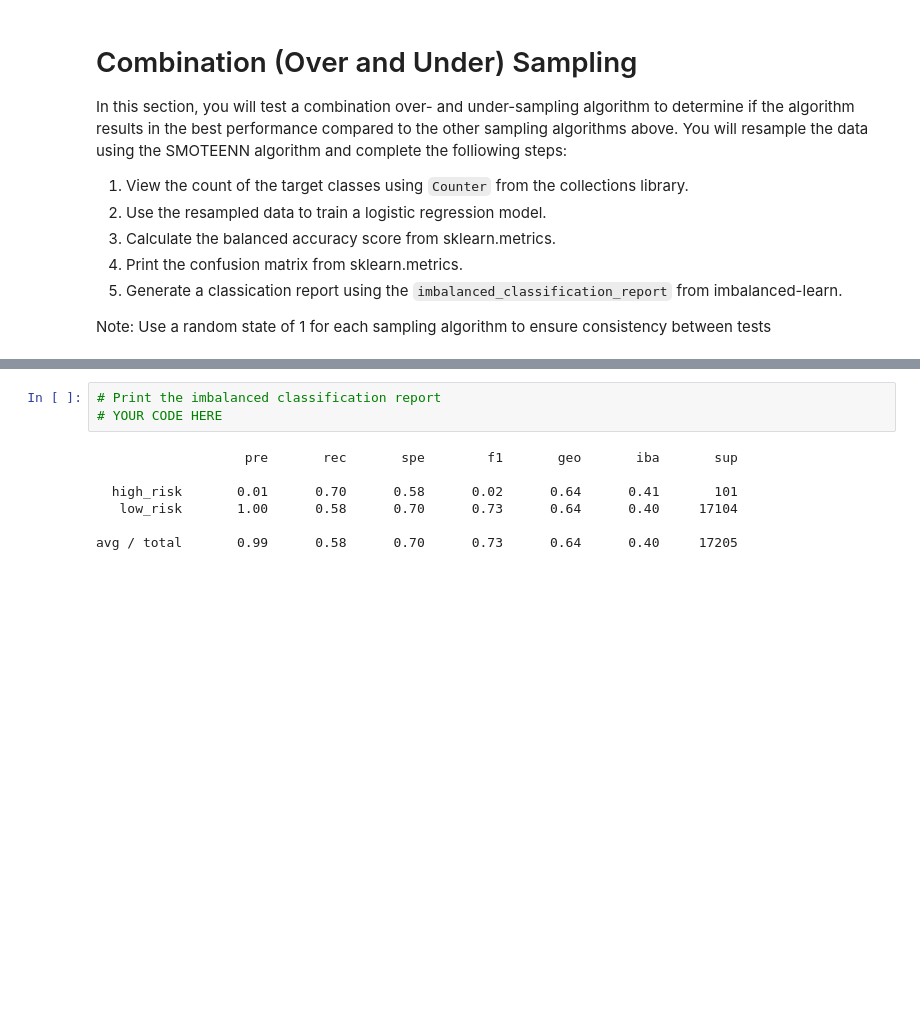
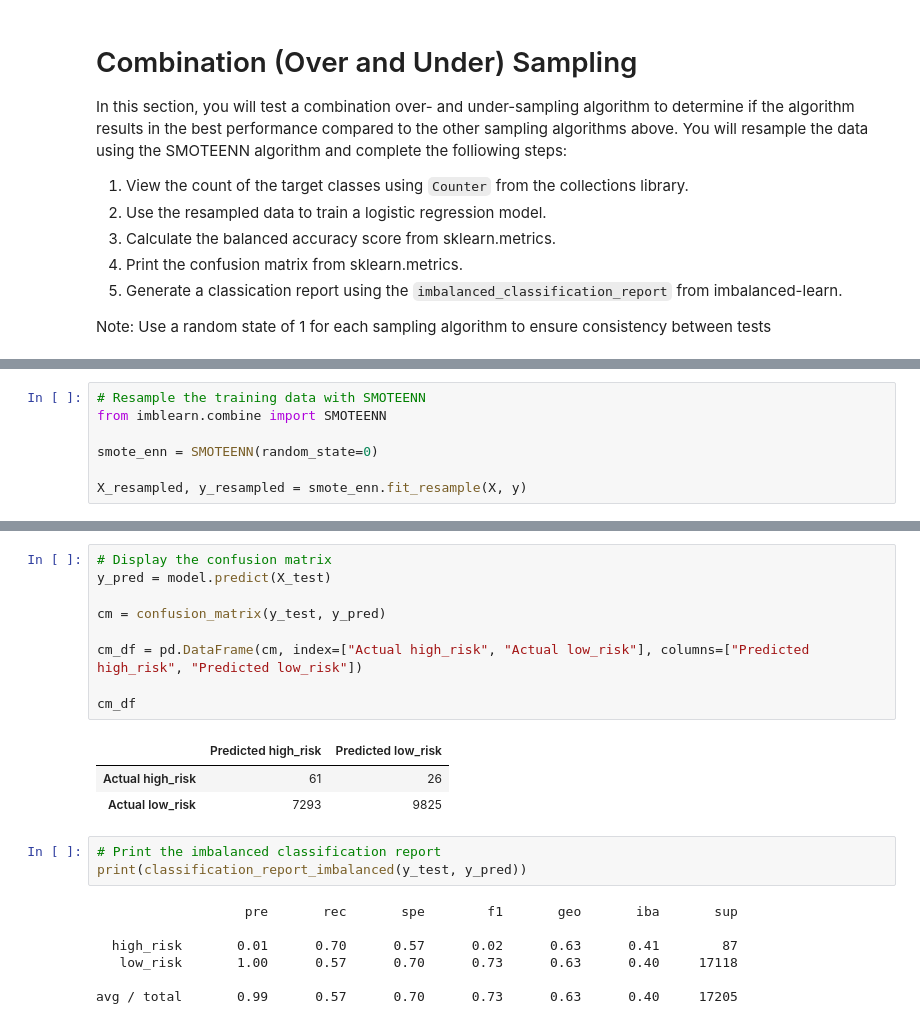
Before and after one commit to rileyky1/Credit_Risk_Analysis, a Jupyter notebook: credit_risk_resampling.ipynb, the cells around one changed output, grey strips where cells are left out. Drawn from its saved outputs; the diff is of its cells as text; blank space fills up the shorter version.

```diff
--- a/credit_risk_resampling.ipynb
+++ b/credit_risk_resampling.ipynb
@@ -284,2 +300,9 @@ Counter({'loan_status': 1})
+# %%
+# Resample the training data with SMOTEENN
+from imblearn.combine import SMOTEENN
+
+smote_enn = SMOTEENN(random_state=0)
+
+X_resampled, y_resampled = smote_enn.fit_resample(X, y)
 # %%
 # Train the Logistic Regression model using the resampled data
@@ -300,10 +321,23 @@ array([[  71,   30],
+# %%
+# Display the confusion matrix
+y_pred = model.predict(X_test)
+
+cm = confusion_matrix(y_test, y_pred)
+
+cm_df = pd.DataFrame(cm, index=["Actual high_risk", "Actual low_risk"], columns=["Predicted high_risk", "Predicted low_risk"])
+
+cm_df
+# %% [output]
+|  | Predicted high_risk | Predicted low_risk |
+| Actual high_risk | 61 | 26 |
+| Actual low_risk | 7293 | 9825 |
 # %%
 # Print the imbalanced classification report
-# YOUR CODE HERE
+print(classification_report_imbalanced(y_test, y_pred))
 # %% [output]
                    pre       rec       spe        f1       geo       iba       sup
 
-  high_risk       0.01      0.70      0.58      0.02      0.64      0.41       101
-   low_risk       1.00      0.58      0.70      0.73      0.64      0.40     17104
+  high_risk       0.01      0.70      0.57      0.02      0.63      0.41        87
+   low_risk       1.00      0.57      0.70      0.73      0.63      0.40     17118
 
-avg / total       0.99      0.58      0.70      0.73      0.64      0.40     17205
+avg / total       0.99      0.57      0.70      0.73      0.63      0.40     17205
```
Also changed, not shown: parts of 22 cells of this notebook, 12 other files.
